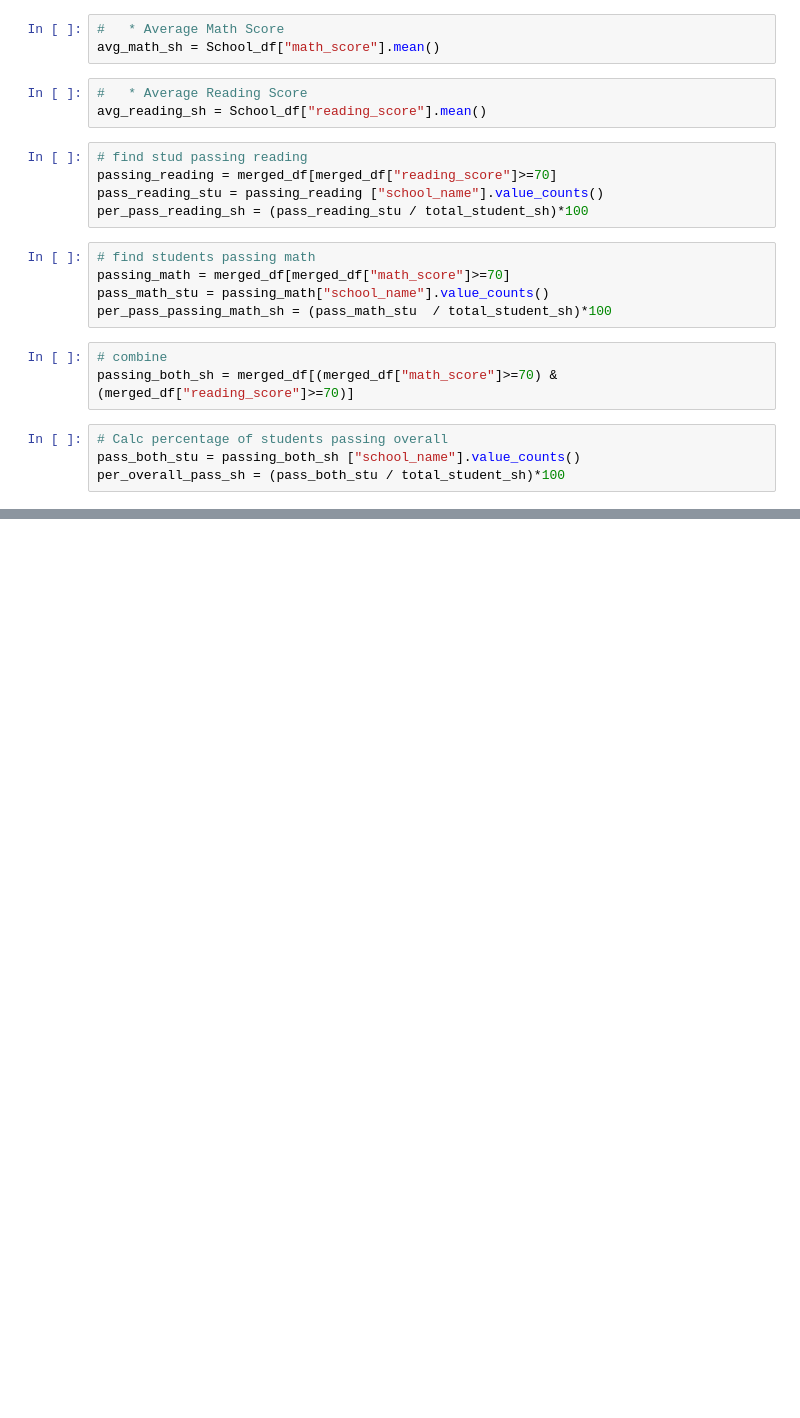
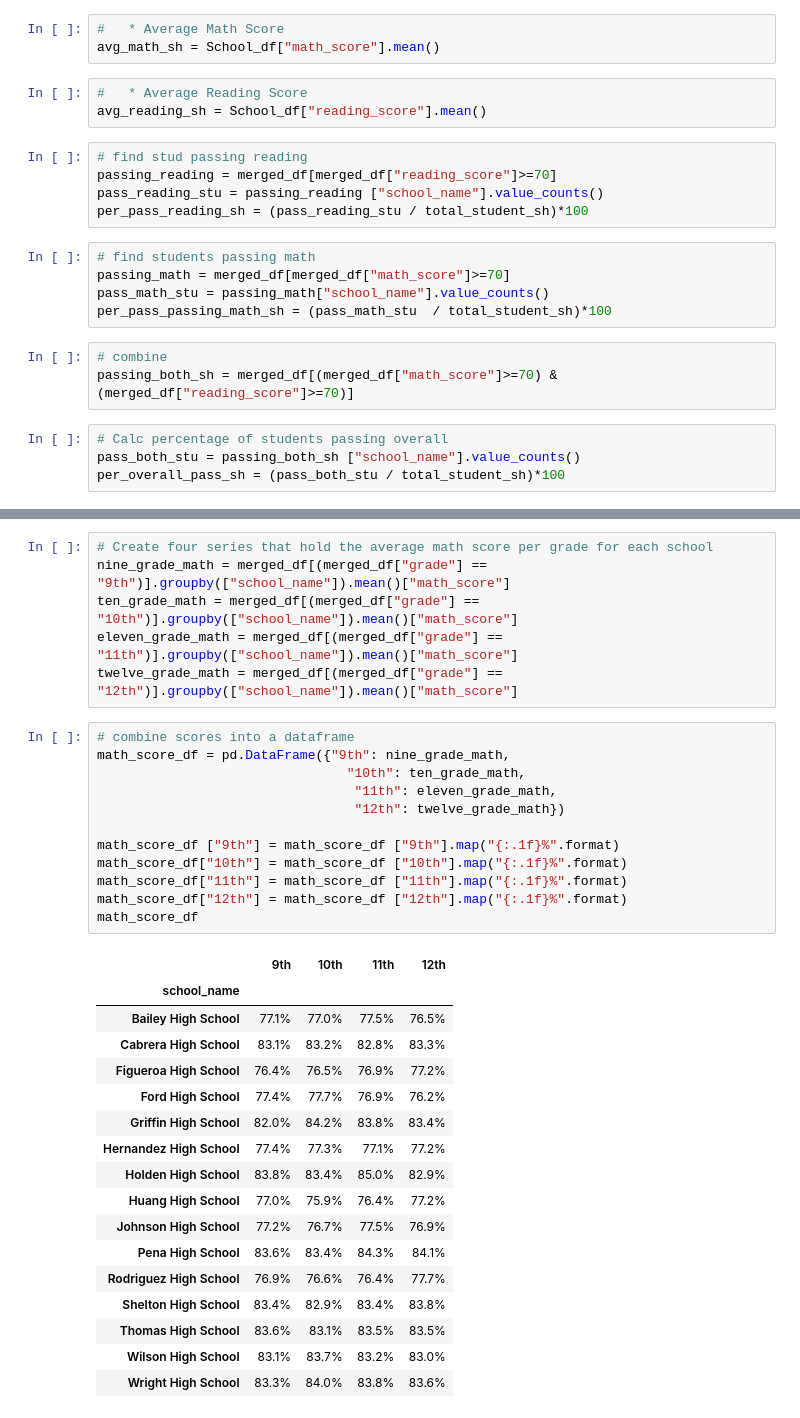
Before and after one commit to L-Nash/pandas-challenge, a Jupyter notebook: pandas challenge notebook.ipynb, the cells around one changed output, grey strips where cells are left out. Drawn from its saved outputs; the diff is of its cells as text; blank space fills up the shorter version.

```diff
--- a/pandas challenge notebook.ipynb
+++ b/pandas challenge notebook.ipynb
@@ -291,0 +239,36 @@ TypeError: 'DataFrameGroupBy' object is not callable
+# %%
+# Create four series that hold the average math score per grade for each school
+nine_grade_math = merged_df[(merged_df["grade"] == "9th")].groupby(["school_name"]).mean()["math_score"]
+ten_grade_math = merged_df[(merged_df["grade"] == "10th")].groupby(["school_name"]).mean()["math_score"]
+eleven_grade_math = merged_df[(merged_df["grade"] == "11th")].groupby(["school_name"]).mean()["math_score"]
+twelve_grade_math = merged_df[(merged_df["grade"] == "12th")].groupby(["school_name"]).mean()["math_score"]
+# %%
+# combine scores into a dataframe
+math_score_df = pd.DataFrame({"9th": nine_grade_math,
+                                "10th": ten_grade_math,
+                                 "11th": eleven_grade_math,
+                                 "12th": twelve_grade_math})
+
+math_score_df ["9th"] = math_score_df ["9th"].map("{:.1f}%".format)
+math_score_df["10th"] = math_score_df ["10th"].map("{:.1f}%".format)
+math_score_df["11th"] = math_score_df ["11th"].map("{:.1f}%".format)
+math_score_df["12th"] = math_score_df ["12th"].map("{:.1f}%".format)
+math_score_df
+# %% [output]
+|  | 9th | 10th | 11th | 12th |
+| school_name |  |  |  |  |
+| Bailey High School | 77.1% | 77.0% | 77.5% | 76.5% |
+| Cabrera High School | 83.1% | 83.2% | 82.8% | 83.3% |
+| Figueroa High School | 76.4% | 76.5% | 76.9% | 77.2% |
+| Ford High School | 77.4% | 77.7% | 76.9% | 76.2% |
+| Griffin High School | 82.0% | 84.2% | 83.8% | 83.4% |
+| Hernandez High School | 77.4% | 77.3% | 77.1% | 77.2% |
+| Holden High School | 83.8% | 83.4% | 85.0% | 82.9% |
+| Huang High School | 77.0% | 75.9% | 76.4% | 77.2% |
+| Johnson High School | 77.2% | 76.7% | 77.5% | 76.9% |
+| Pena High School | 83.6% | 83.4% | 84.3% | 84.1% |
+| Rodriguez High School | 76.9% | 76.6% | 76.4% | 77.7% |
+| Shelton High School | 83.4% | 82.9% | 83.4% | 83.8% |
+| Thomas High School | 83.6% | 83.1% | 83.5% | 83.5% |
+| Wilson High School | 83.1% | 83.7% | 83.2% | 83.0% |
+| Wright High School | 83.3% | 84.0% | 83.8% | 83.6% |
```
Also changed, not shown: parts of 21 cells of this notebook, 1 other file.
